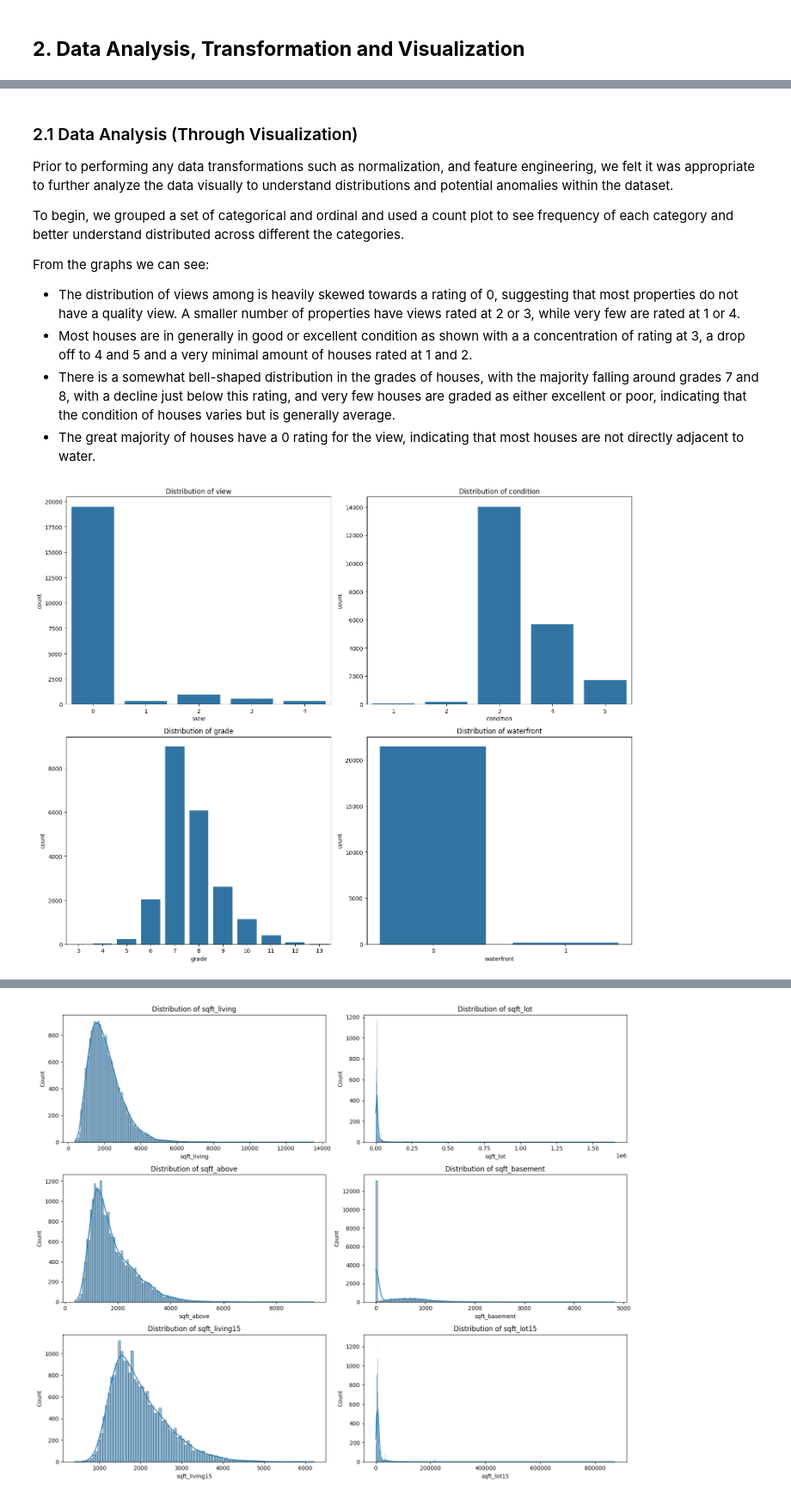
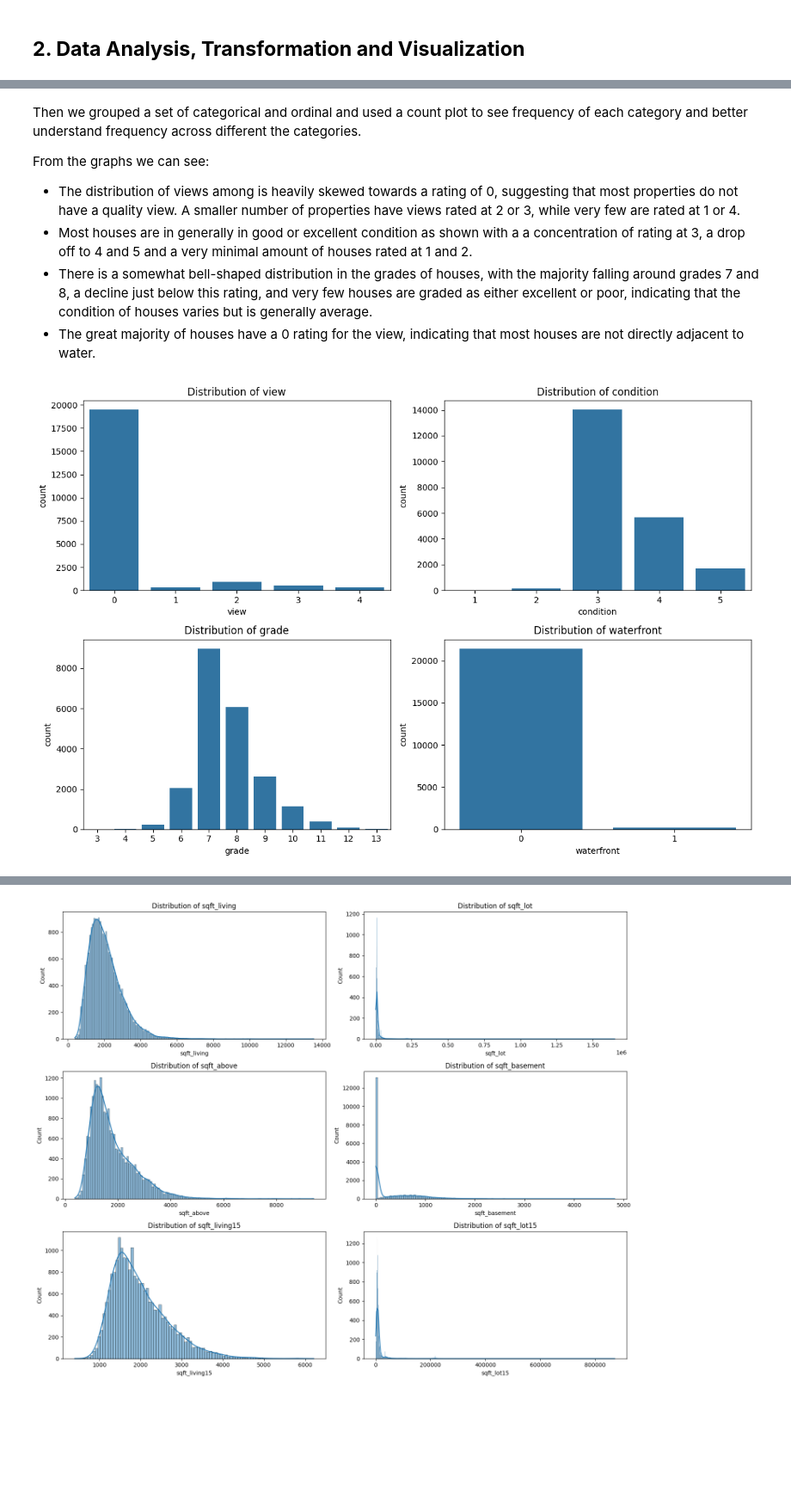
Before and after one commit to alexmakh12/fall23-cs577-project, a Jupyter notebook: src/models/main.ipynb, the cells around one changed output, grey strips where cells are left out. Shown at 86% size. Drawn from its saved outputs; the diff is of its cells as text; code cells hidden in the pictures; blank space fills up the shorter version.

Commit message:
Graph analysis description / findings

```diff
--- a/src/models/main.ipynb
+++ b/src/models/main.ipynb
@@ -368,27 +390,24 @@ R-squared score: 0.6913131103351606
 # %% [markdown]
-### 2.1 Data Analysis (Through Visualization)
 
-Prior to performing any data transformations such as normalization, and feature engineering, we felt it was appropriate to further analyze the data visually to understand distributions and potential anomalies within the dataset.
-
-To begin, we grouped a set of categorical and ordinal and used a count plot to see frequency of each category and better understand distributed across different the categories.
+Then we grouped a set of categorical and ordinal and used a count plot to see frequency of each category and better understand frequency across different the categories.
 
 From the graphs we can see:
 - The distribution of views among is heavily skewed towards a rating of 0, suggesting that most properties do not have a quality view. A smaller number of properties have views rated at 2 or 3, while very few are rated at 1 or 4.
 - Most houses are in generally in good or excellent condition as shown with a a concentration of rating at 3, a drop off to 4 and 5 and a very minimal amount of houses rated at 1 and 2.
-- There is a somewhat bell-shaped distribution in the grades of houses, with the majority falling around grades 7 and 8, with a decline just below this rating, and very few houses are graded as either excellent or poor, indicating that the condition of houses varies but is generally average.
+- There is a somewhat bell-shaped distribution in the grades of houses, with the majority falling around grades 7 and 8, a decline just below this rating, and very few houses are graded as either excellent or poor, indicating that the condition of houses varies but is generally average.
 - The great majority of houses have a 0 rating for the view, indicating that most houses are not directly adjacent to water.
 # %%
 features = ['view', 'condition', 'grade', 'waterfront']
 
-plt.figure(figsize=(15, 12))
+plt.figure(figsize=(12, 8))
 
 for i, feature in enumerate(features, 1):
     plt.subplot(2, 2, i)
 
     sns.countplot(x=df[feature])
     plt.title(f"Distribution of {feature}")
 
 plt.tight_layout()
 plt.show()
 # %% [output]
-[figure, old version]
+[figure, new version]
```
Also changed, not shown: parts of 25 cells of this notebook.
